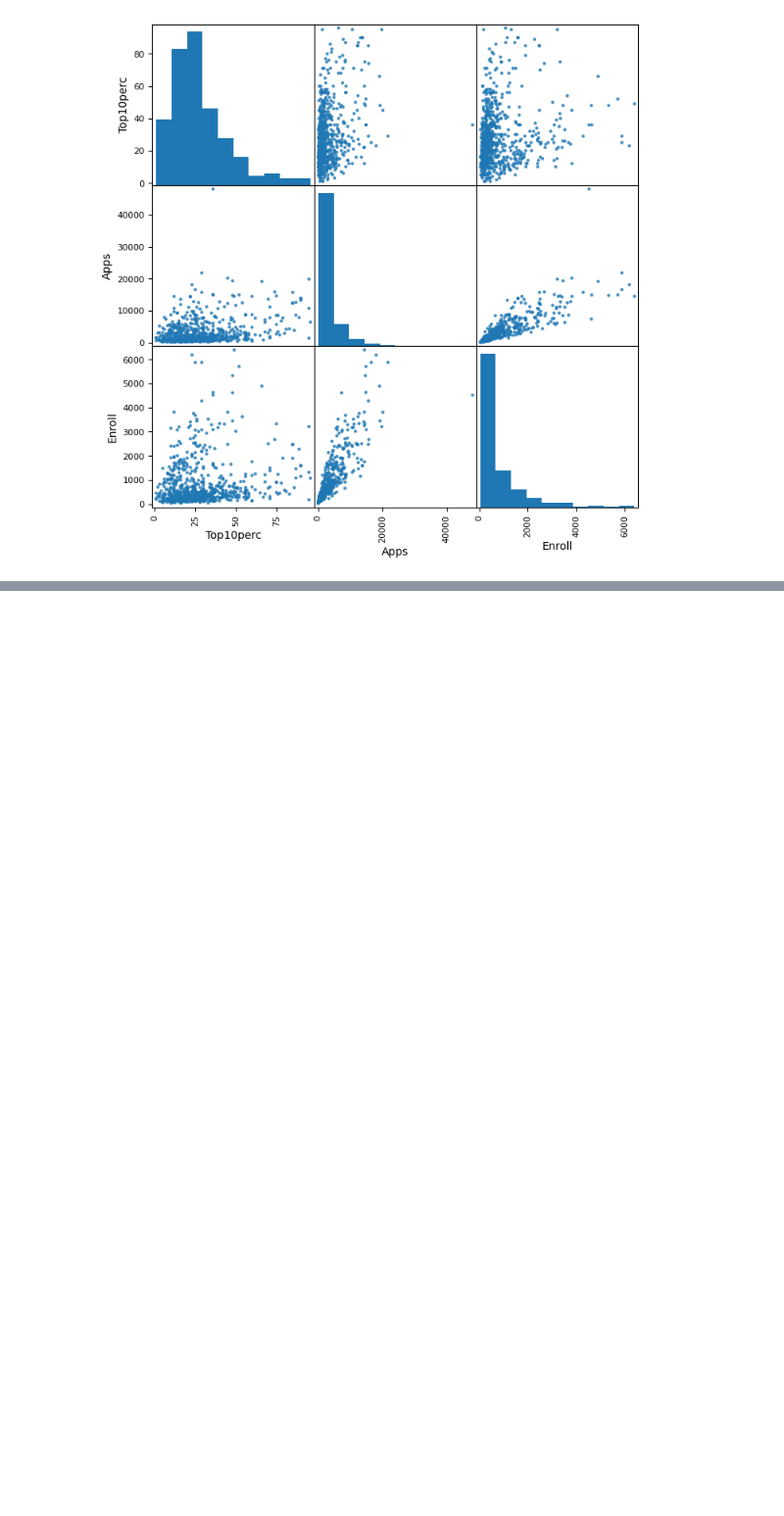
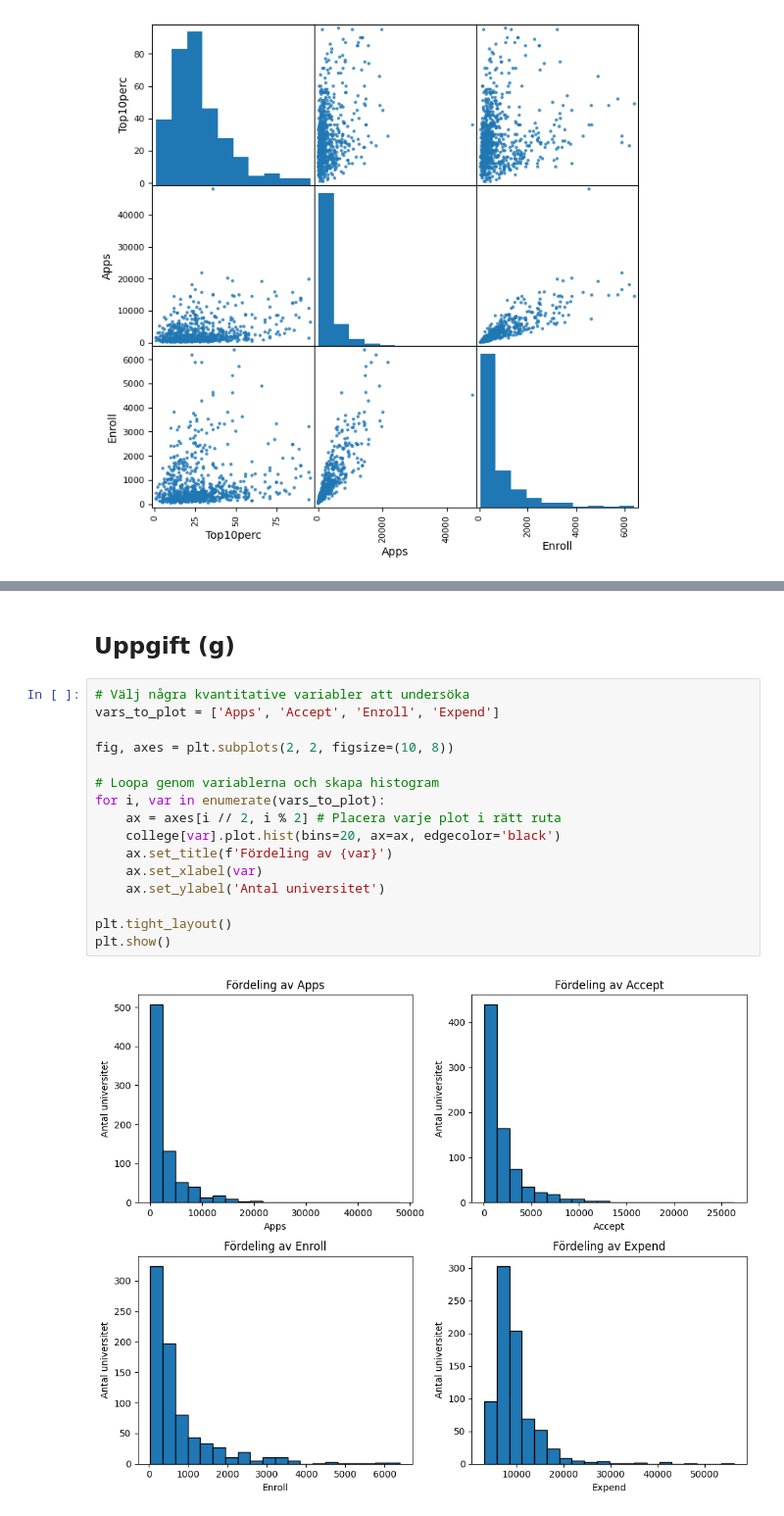
Before and after one commit to m0hsen-m0hseni/Databehandling-Mohsen-Mohseni, a Jupyter notebook: Labs/Databehandling_Laboration_HT25.ipynb, the cells around one changed output, grey strips where cells are left out. Shown at 98% size. Cells and saved outputs as stored; diff of their text form; blank space fills up the shorter version.

```diff
--- a/Labs/Databehandling_Laboration_HT25.ipynb
+++ b/Labs/Databehandling_Laboration_HT25.ipynb
@@ -78,0 +111,20 @@ array([[<Axes: xlabel='Top10perc', ylabel='Top10perc'>,
+# %% [markdown]
+## Uppgift (g)
+# %%
+# Välj några kvantitative variabler att undersöka
+vars_to_plot = ['Apps', 'Accept', 'Enroll', 'Expend']
+
+fig, axes = plt.subplots(2, 2, figsize=(10, 8))
+
+# Loopa genom variablerna och skapa histogram
+for i, var in enumerate(vars_to_plot):
+    ax = axes[i // 2, i % 2] # Placera varje plot i rätt ruta
+    college[var].plot.hist(bins=20, ax=ax, edgecolor='black')
+    ax.set_title(f'Fördeling av {var}')
+    ax.set_xlabel(var)
+    ax.set_ylabel('Antal universitet')
+
+plt.tight_layout()
+plt.show()
+# %% [output]
+[figure, added]
```
Also changed, not shown: parts of 16 cells of this notebook.
